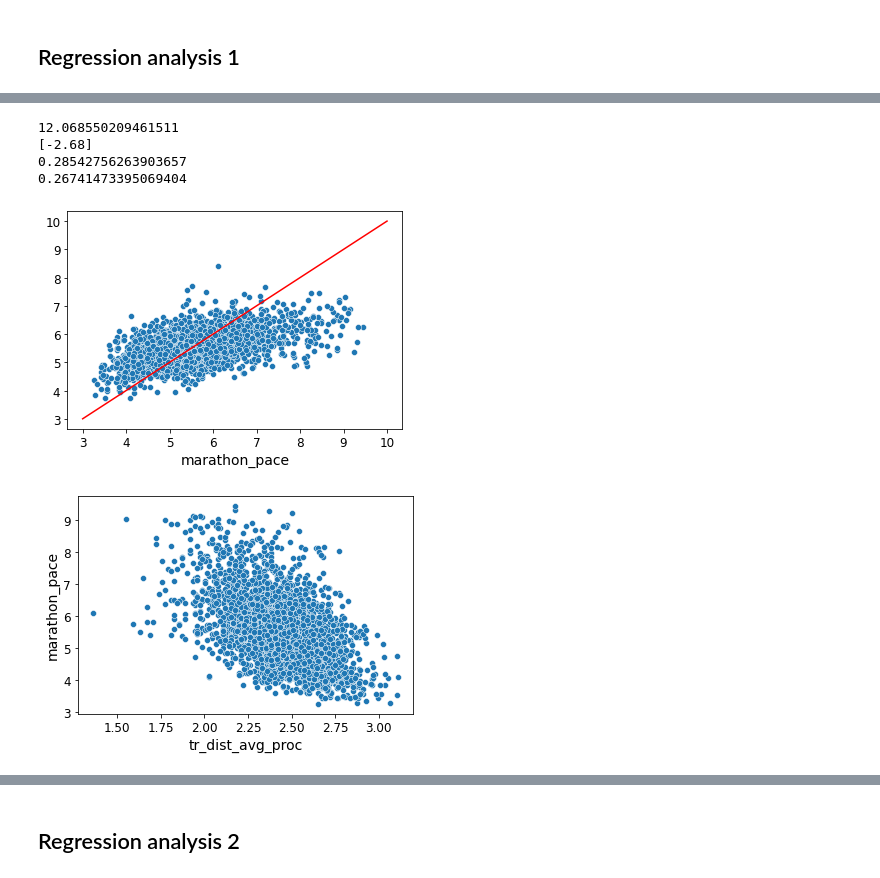
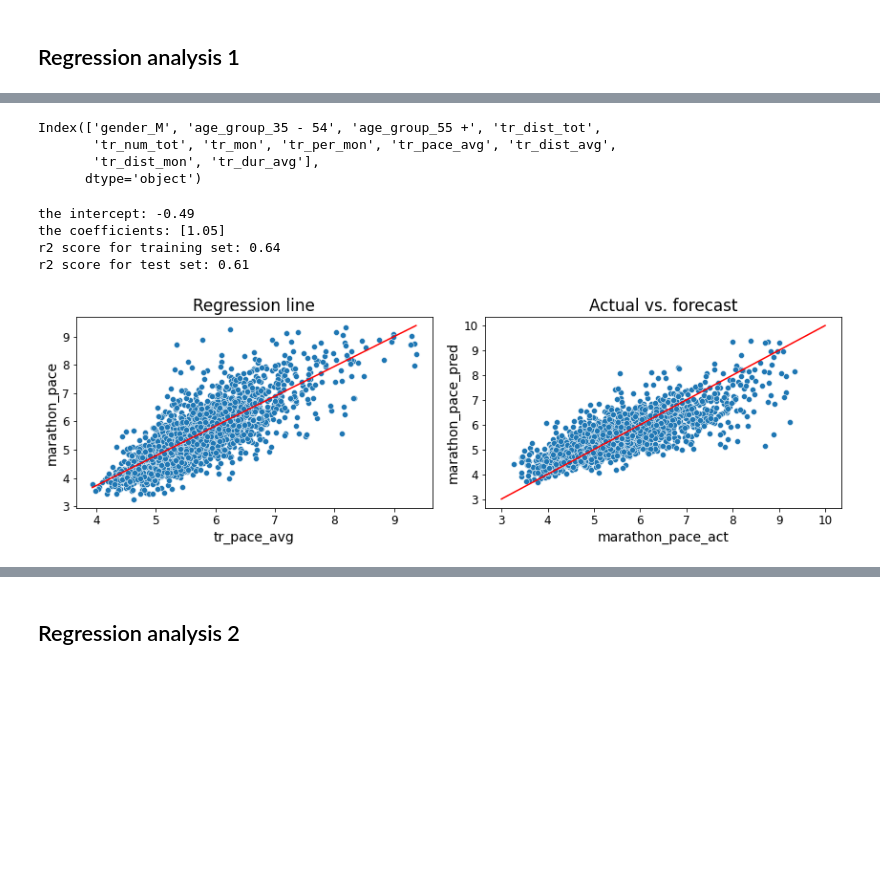
Before and after one commit to dmitry-an-git/ironhack_project_1, a Jupyter notebook: lab_marathon.ipynb, the cells around one changed output, grey strips where cells are left out. Cells and saved outputs as stored; diff of their text form; code cells hidden in the pictures; blank space fills up the shorter version.

```diff
--- a/lab_marathon.ipynb
+++ b/lab_marathon.ipynb
@@ -370,7 +372,7 @@ cols = x.columns
 period_lst = cols.get_level_values("datetime")
 
 for i in period_lst:
-    x['pace',i]=x['duration',i]/x['distance',i]
+    x['pace',i]=(x['duration',i]/x['distance',i]).round(2)
 print(x.shape)
-x['pace'].min()
+x['pace'].head()
 # %% [output]
@@ -521,0 +519,5 @@ reg1_db.corr().round(2)
+# %%
+## need to think about filter on the number of monthes of trainings
+
+reg1_db['tr_mon'].value_counts()
+reg1_db=reg1_db[reg1_db['tr_mon']>4]
@@ -522,8 +559,10 @@ reg1_db.corr().round(2)
 # %%
+## same for categoricals
+
 reg1_db_cat=reg1_db[['gender','age_group']]
-reg1_db_num=reg1_db._get_numeric_data()
 
 from sklearn.preprocessing import OneHotEncoder
+
 encoder = OneHotEncoder(drop='first')
 encoder.fit(reg1_db_cat)
 reg1_db_cat_encoded = encoder.transform(reg1_db_cat).toarray()
@@ -531,7 +570,7 @@ cols = encoder.get_feature_names_out(input_features=reg1_db_cat.columns)
 reg1_db_cat_encoded = pd.DataFrame(reg1_db_cat_encoded, columns=cols)
 
 reg1_db_cat_encoded.set_index(reg1_db.index,drop=True,inplace=True)
-reg1_db_cat_encoded
+reg1_db_cat_encoded.head()
 # %% [output]
 |  | gender_M | age_group_35 - 54 | age_group_55 + |
 | athlete |  |  |  |
@@ -565,40 +582,58 @@ for i in reg1_db_num.columns.tolist():
 # %%
-reg1_db_enc = pd.concat([reg1_db_cat_encoded, reg1_db_num], axis=1)
-reg1_db_enc.columns
-reg1_db_enc['tr_dist_avg_proc']=(np.log(reg1_db_enc['tr_dist_avg']))
+reg1_db_mod = pd.concat([reg1_db_cat_encoded, reg1_db_num], axis=1)
+reg1_db_mod.columns
+# %% [output]
+Index(['gender_M', 'age_group_35 - 54', 'age_group_55 +', 'tr_dist_tot',
+       'tr_num_tot', 'tr_mon', 'tr_per_mon', 'tr_pace_avg', 'tr_dist_avg',
+       'tr_dist_mon', 'tr_dur_avg'],
+      dtype='object')
 # %%
-y = reg1_db_enc['marathon_pace']
-X = reg1_db_enc[['tr_dist_avg_proc']]
-#X = reg1_db_enc.drop(['finish_time'], axis=1) ### we need to drop some multic columns
+## lets check the most correlated variable first
+
+y = reg1_db['marathon_pace']
+X = reg1_db_mod[['tr_pace_avg']]
 
 from sklearn.model_selection import train_test_split
 X_train, X_test, y_train, y_test = train_test_split(X, y, test_size=0.3, random_state=42)
 
 from sklearn import linear_model
 from sklearn.metrics import mean_squared_error, r2_score
 
 LR = linear_model.LinearRegression().fit(X_train,y_train)
 y_train_pred = LR.predict(X_train)
 y_test_pred = LR.predict(X_test)
-print(LR.intercept_)
-print(LR.coef_.round(2))
-print(r2_score(y_train,y_train_pred))
-print(r2_score(y_test,y_test_pred))
+print('the intercept:',LR.intercept_.round(2))
+print('the coefficients:',LR.coef_.round(2))
+print('r2 score for training set:',r2_score(y_train,y_train_pred).round(2))
+print('r2 score for test set:',r2_score(y_test,y_test_pred).round(2))
 
-sns.scatterplot(x=y_train,y=y_train_pred)
+#X_train=X_train.values.tolist()
+
+fig, axs = plt.subplots(1, 2, sharex=False, figsize=(12, 4))
+
+sns.scatterplot(ax = axs[0],x=X_train.values.ravel().tolist(),y=y_train)
+X_plot = np.linspace(X_train.min(), X_train.max(), 100)
+Y_plot = LR.intercept_+list(X_plot)*LR.coef_
+axs[0].plot(X_plot, Y_plot, color='r')
+axs[0].set_xlabel('tr_pace_avg')
+axs[0].set_xlabel('tr_pace_avg')
+axs[0].set_title('Regression line')
+
+sns.scatterplot(ax = axs[1], x=list(y_train),y=list(y_train_pred))
 X_plot = np.linspace(3, 10, 100)
 Y_plot = X_plot
-plt.plot(X_plot, Y_plot, color='r')
-plt.show()
+axs[1].plot(X_plot, Y_plot, color='r')
+axs[1].set_xlabel('marathon_pace_act')
+axs[1].set_ylabel('marathon_pace_pred')
+axs[1].set_title('Actual vs. forecast')
 
-sns.scatterplot(x=reg1_db_enc['tr_dist_avg_proc'],y=reg1_db_enc['marathon_pace'])
+plt.tight_layout(h_pad=.5)
 
 plt.show()
 # %% [output]
-12.068550209461511
-[-2.68]
-0.28542756263903657
-0.26741473395069404
+the intercept: -0.49
+the coefficients: [1.05]
+r2 score for training set: 0.64
+r2 score for test set: 0.61
-[figure, old version]
+[figure, new version]
-[figure, removed]
 # %%
```
Also changed, not shown: parts of 41 cells of this notebook, 1 other file.
